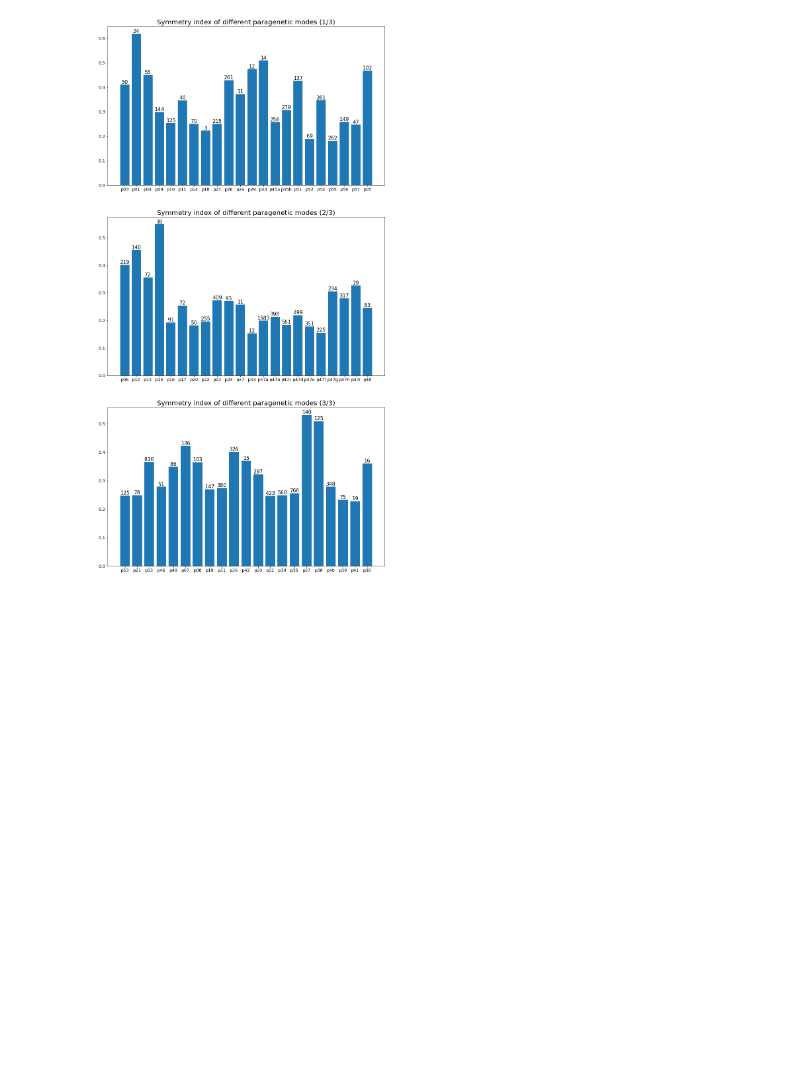
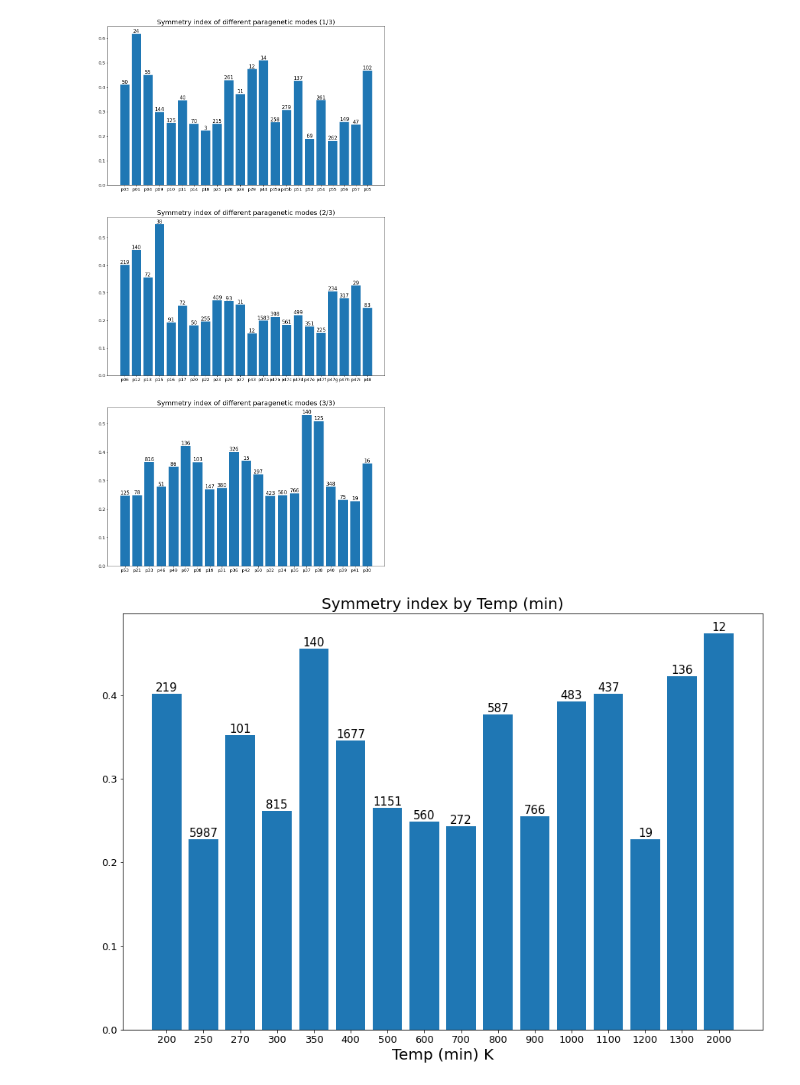
Before and after one commit to NoaVidovic/pgm-symmetry-analysis, a Jupyter notebook: data_analysis.ipynb, the cells around one changed output. Drawn from its saved outputs; the diff is of its cells as text; code cells hidden in the pictures; blank space fills up the shorter version.

Commit message:
+ added T and p dependence analysis for symmetry indices

```diff
--- a/data_analysis.ipynb
+++ b/data_analysis.ipynb
@@ -150,0 +200,47 @@ plot(p_avg_ordering, 'graph_pgm_pavg', nums=True)
+# %%
+crit_symmetry_indices, n_minerals_in_crit, crit_avg_populations = {}, {}, {}
+
+for CRIT in [ T_MIN, T_MAX, T_AVG, P_MIN, P_MAX, P_AVG ]:
+    crit_symmetry_indices[CRIT], n_minerals_in_crit[CRIT], crit_avg_populations[CRIT] = sym_ind(CRIT)
+# %%
+def plot_crit(CRIT, name, n_plots=1, nums=False):
+    fig, ax = plt.subplots(n_plots, figsize=(15, 10*n_plots))
+    ordering = list(crit_symmetry_indices[CRIT].keys())
+    l = len(ordering)//n_plots
+
+    if n_plots == 1:
+        ax = [ax]
+
+    if len(ordering) % n_plots != 0:
+        l += 1
+
+    for i in range(n_plots):
+        s, e = i*l, (i+1)*l
+
+        num_name = f' ({(i+1)/n_plots})' if n_plots > 1 else ''
+        crit_name = " ".join(CRIT.split()[:2])
+
+        r = len(ordering[s:e])
+        ret = [ crit_symmetry_indices[CRIT][p] for p in ordering[s:e] ]
+
+        bars = ax[i].bar(range(r), ret)
+        ax[i].set_xticks(range(r), labels=ordering[s:e])
+        ax[i].tick_params(axis='both', labelsize=FS_TICK)
+        ax[i].set_title(f'Symmetry index by {crit_name}{num_name}', fontsize=FS_TITLE)
+        plt.xlabel(CRIT, fontsize=20)
+
+    # [ print(f'{p}:\t {sym:.3f}') for p, sym in pgm_symmetry_indices.items() ]
+
+        if nums:
+            for n_minerals, bar in zip([ n_minerals_in_crit[CRIT][p] for p in ordering[s:e] ], bars):
+                ax[i].text(bar.get_x() + bar.get_width()/2, bar.get_height(),
+                           f'{n_minerals}',
+                           ha='center', va='bottom', fontsize=FS_SAMPLE
+                          )
+
+    plt.savefig(f'results/{name}.png')
+    return ordering, ret
+# %%
+tmin_vals, tmin_syms = plot_crit(T_MIN, 'graph_tmin', nums=True)
+# %% [output]
+[figure, added]
```
Also changed, not shown: parts of 22 cells of this notebook.
